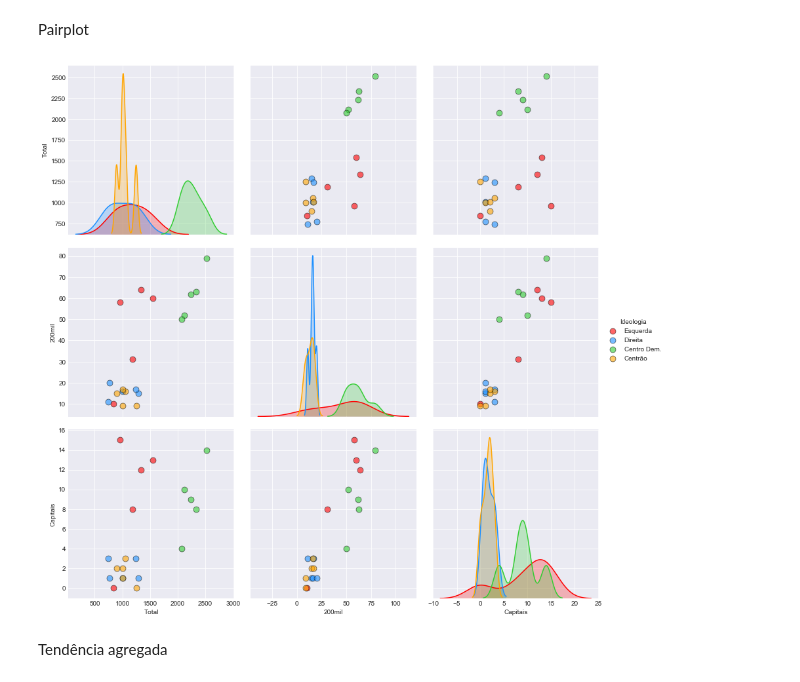
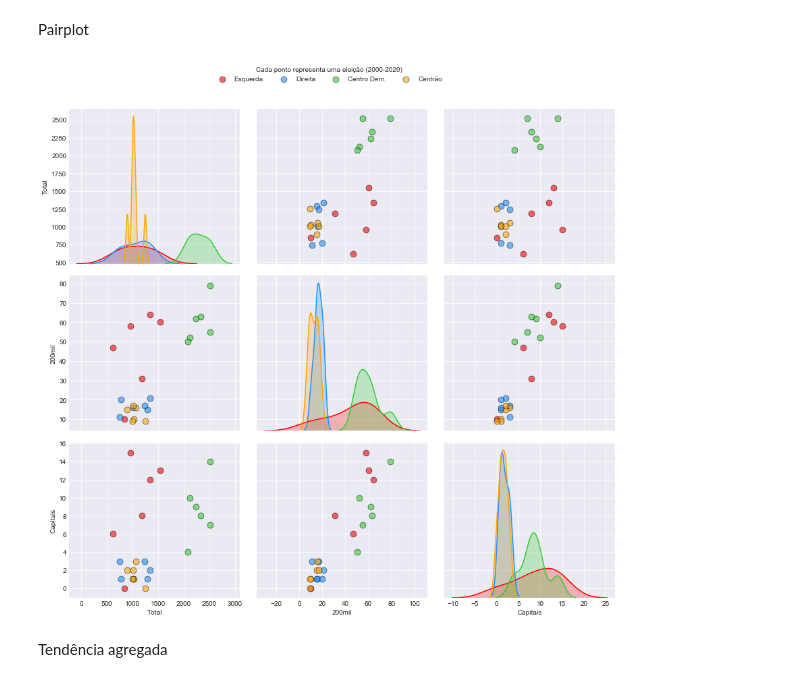
Before and after one commit to gchinellato/eleicoes-ideologia, a Jupyter notebook: eleicoes-ideologia.ipynb, the cells around one changed output. Drawn from its saved outputs; the diff is of its cells as text; code cells hidden in the pictures.

```diff
--- a/eleicoes-ideologia.ipynb
+++ b/eleicoes-ideologia.ipynb
@@ -103,7 +105,7 @@ df = df_concat.append(df_2020, sort=False)
 # %% [markdown]
 # Filtrar por ano da eleição
 # %%
-ano_da_eleicao = df.ano_eleicao.unique().tolist()[2:]
+ano_da_eleicao = df.ano_eleicao.unique().tolist()[1:]
 # %% [markdown]
 Renomear partidos antigos
 # %%
@@ -629,12 +642,19 @@ Pairplot
 # %%
 colors = ['red', 'dodgerblue', 'limegreen', 'orange']
 pp = sns.pairplot(df_merge.drop('Ano',axis=1), hue='Ideologia', kind='scatter', size=4, palette=colors,
                   plot_kws = {'alpha': 0.6, 's': 80, 'edgecolor': 'k'})
 
-#plt.suptitle('Prefeito Eleitos por Tamanho do Município', size=20, fontweight='bold');
-plt.savefig('output/pairplot.png',dpi=300, bbox_inches = 'tight')
+#plt.suptitle('Prefeito Eleitos por Tamanho do Município', size=20, fontweight='bold')
+
+pp._legend.remove()
+handles = pp._legend_data.values()
+labels = pp._legend_data.keys()
+pp.fig.legend(handles=handles, labels=labels, title='Cada ponto representa uma eleição (2000-2020)', loc='upper center', ncol=4)
+pp.fig.subplots_adjust(top=0.92, bottom=0.08)
+
+plt.savefig('output/pairplot.png', dpi=300, bbox_inches = 'tight')
 # %% [output]
-[figure, old version]
+[figure, new version]
 # %% [markdown]
 Tendência agregada
 # %%
```
Also changed, not shown: parts of 28 cells of this notebook, 17 other files.
